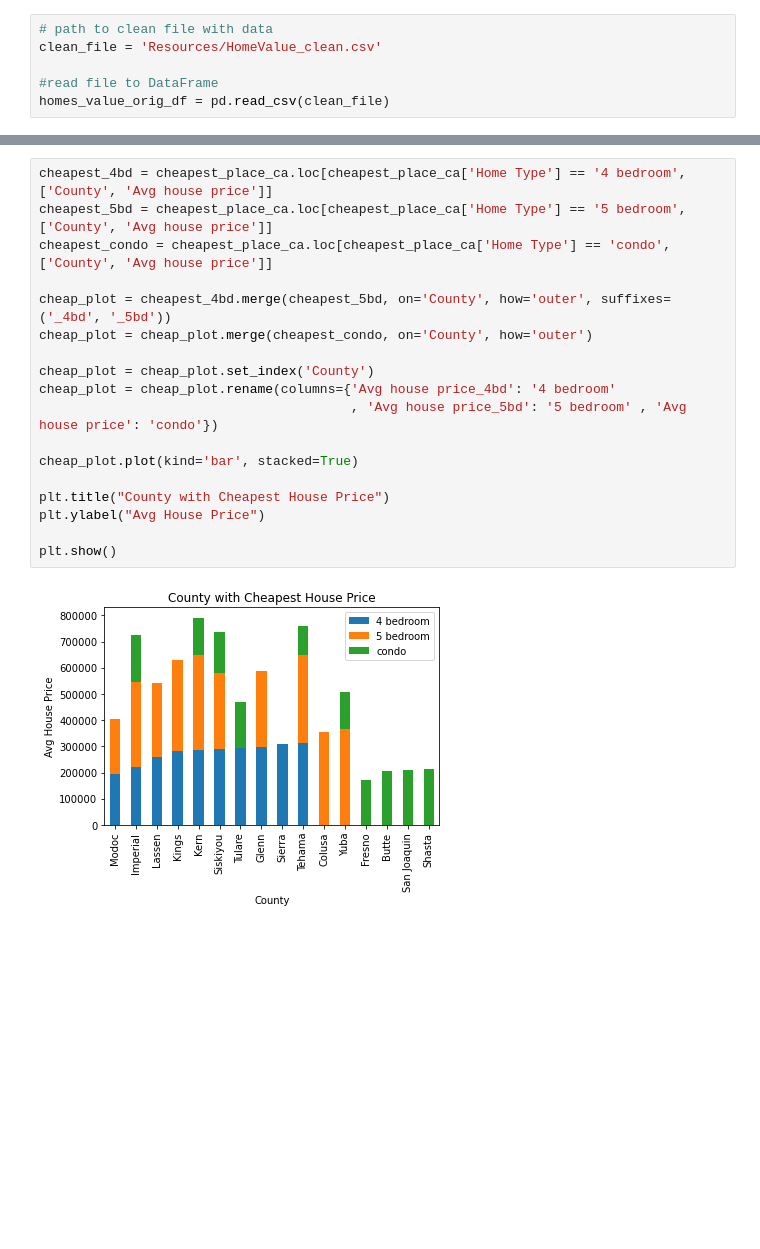
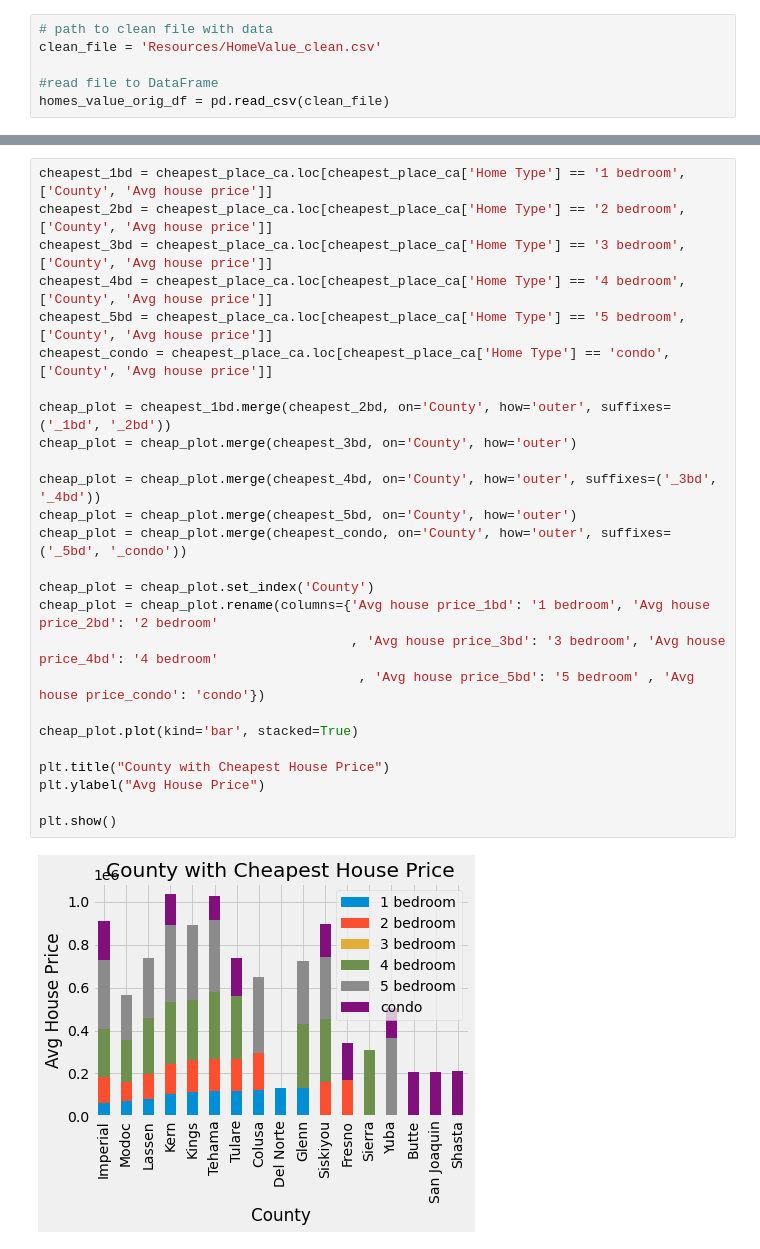
Before and after one commit to 52Godfrey/BestCityToLiveCA, a Jupyter notebook: Analisys.ipynb, the cells around one changed output, grey strips where cells are left out. Drawn from its saved outputs; the diff is of its cells as text; blank space fills up the shorter version.

Commit message:
add charts for dfferent prices

```diff
--- a/Analisys.ipynb
+++ b/Analisys.ipynb
@@ -81,20 +70,28 @@ cheapest_place_ca
 # %%
+cheapest_1bd = cheapest_place_ca.loc[cheapest_place_ca['Home Type'] == '1 bedroom', ['County', 'Avg house price']]
+cheapest_2bd = cheapest_place_ca.loc[cheapest_place_ca['Home Type'] == '2 bedroom', ['County', 'Avg house price']]
+cheapest_3bd = cheapest_place_ca.loc[cheapest_place_ca['Home Type'] == '3 bedroom', ['County', 'Avg house price']]
 cheapest_4bd = cheapest_place_ca.loc[cheapest_place_ca['Home Type'] == '4 bedroom', ['County', 'Avg house price']]
 cheapest_5bd = cheapest_place_ca.loc[cheapest_place_ca['Home Type'] == '5 bedroom', ['County', 'Avg house price']]
 cheapest_condo = cheapest_place_ca.loc[cheapest_place_ca['Home Type'] == 'condo', ['County', 'Avg house price']]
 
-cheap_plot = cheapest_4bd.merge(cheapest_5bd, on='County', how='outer', suffixes=('_4bd', '_5bd'))
-cheap_plot = cheap_plot.merge(cheapest_condo, on='County', how='outer')
+cheap_plot = cheapest_1bd.merge(cheapest_2bd, on='County', how='outer', suffixes=('_1bd', '_2bd'))
+cheap_plot = cheap_plot.merge(cheapest_3bd, on='County', how='outer')
+
+cheap_plot = cheap_plot.merge(cheapest_4bd, on='County', how='outer', suffixes=('_3bd', '_4bd'))
+cheap_plot = cheap_plot.merge(cheapest_5bd, on='County', how='outer')
+cheap_plot = cheap_plot.merge(cheapest_condo, on='County', how='outer', suffixes=('_5bd', '_condo'))
 
 cheap_plot = cheap_plot.set_index('County')
-cheap_plot = cheap_plot.rename(columns={'Avg house price_4bd': '4 bedroom'
-                                        , 'Avg house price_5bd': '5 bedroom' , 'Avg house price': 'condo'})
+cheap_plot = cheap_plot.rename(columns={'Avg house price_1bd': '1 bedroom', 'Avg house price_2bd': '2 bedroom'
+                                        , 'Avg house price_3bd': '3 bedroom', 'Avg house price_4bd': '4 bedroom'
+                                         , 'Avg house price_5bd': '5 bedroom' , 'Avg house price_condo': 'condo'})
 
 cheap_plot.plot(kind='bar', stacked=True)
 
 plt.title("County with Cheapest House Price")
 plt.ylabel("Avg House Price")
 
 plt.show()
 # %% [output]
-[figure, old version]
+[figure, new version]
```
Also changed, not shown: parts of 13 cells of this notebook, 1 other file.
